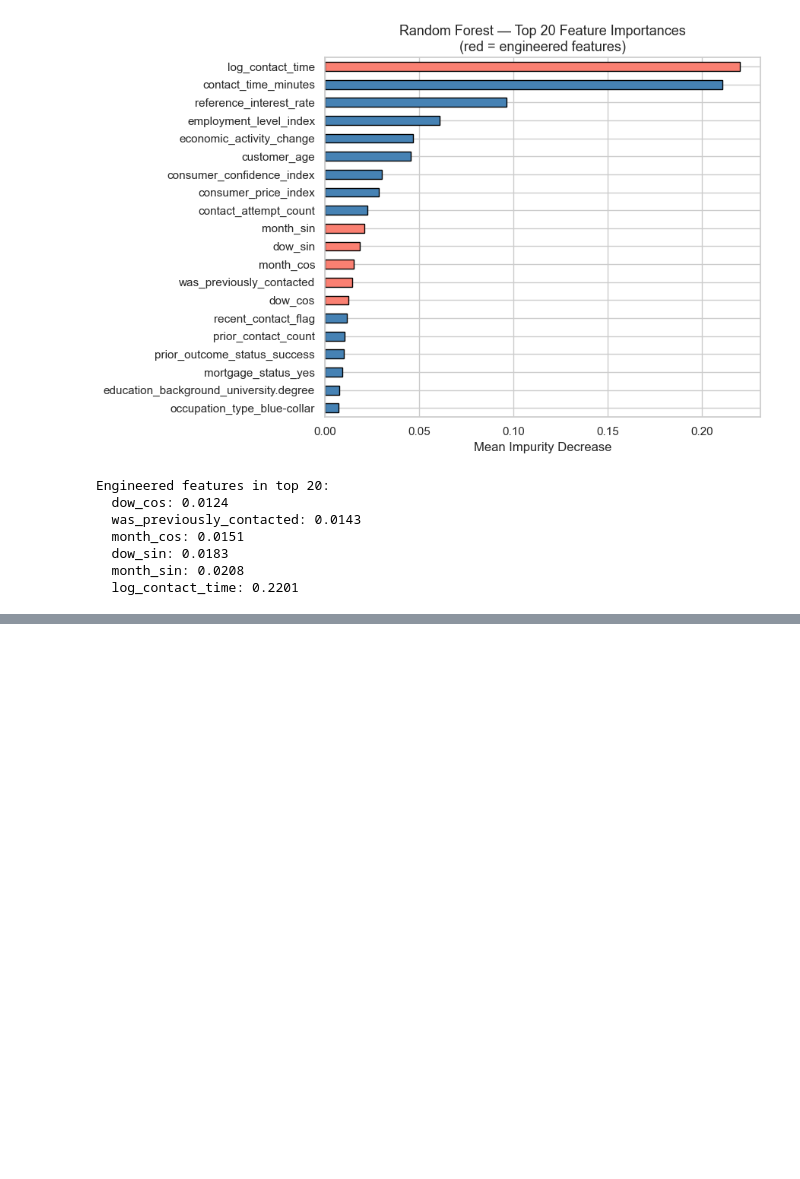
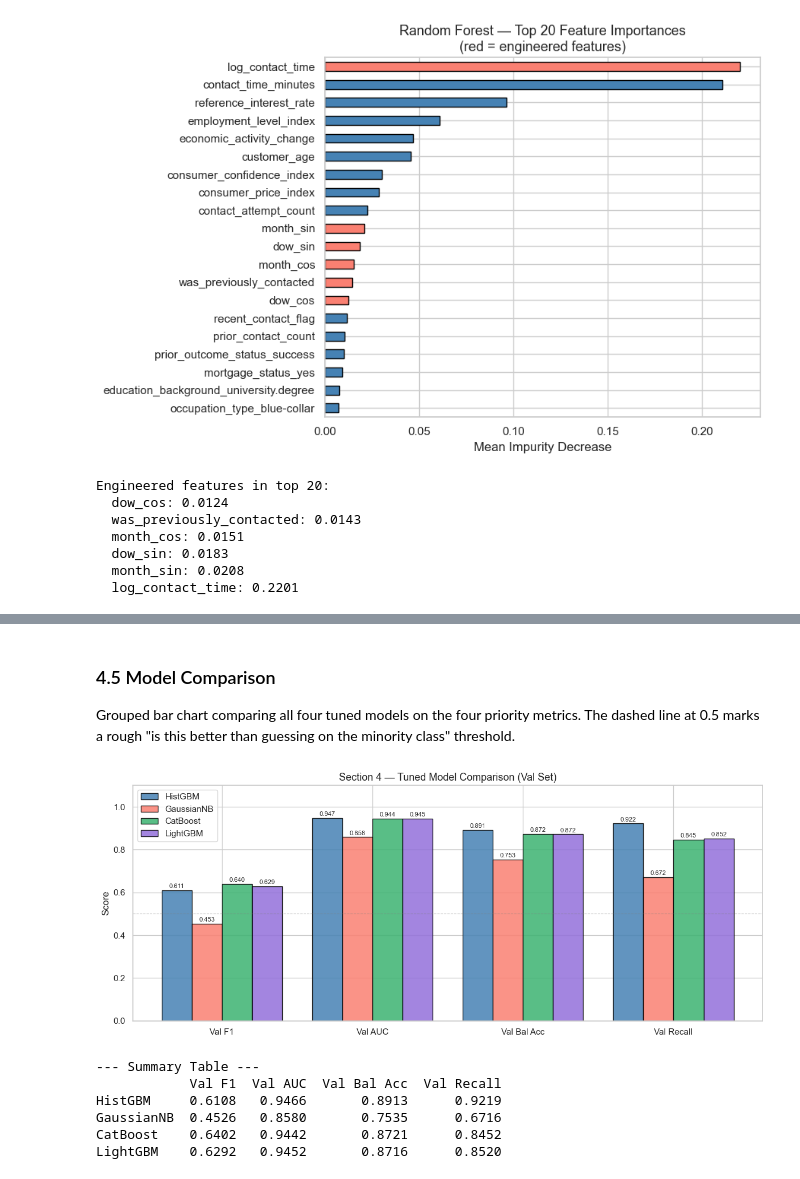
Before and after one commit to lcalaff/Advanced_ML_Work, a Jupyter notebook: Git_Code/Midterm Take Home/Midterm_Modeling.ipynb, the cells around one changed output, grey strips where cells are left out. Cells and saved outputs as stored; diff of their text form; code cells hidden in the pictures; blank space fills up the shorter version.

Commit message:
Section 4: Testing Models and Tuning

```diff
--- a/Git_Code/Midterm Take Home/Midterm_Modeling.ipynb
+++ b/Git_Code/Midterm Take Home/Midterm_Modeling.ipynb
@@ -482,0 +637,19 @@ Engineered features in top 20:
+# %%
+def cat_objective(trial):
+    params = {
+        'learning_rate':      trial.suggest_float('learning_rate', 0.01, 0.3, log=True),
+        'depth':              trial.suggest_int('depth', 4, 10),
+        'iterations':         trial.suggest_int('iterations', 100, 500),
+        'l2_leaf_reg':        trial.suggest_float('l2_leaf_reg', 1e-2, 10.0, log=True),
+        'bagging_temperature': trial.suggest_float('bagging_temperature', 0.0, 1.0),
+    }
+    model = CatBoostClassifier(**params, auto_class_weights='Balanced',
+                               random_state=RANDOM_STATE, verbose=0)
+    score = cross_val_score(model, X_train_proc, y_train, cv=skf, scoring='f1').mean()
+    return score
+
+cat_study = optuna.create_study(direction='maximize')
+cat_study.optimize(cat_objective, n_trials=50)
+
+print(f"Best CV F1: {cat_study.best_value:.4f}")
+print(f"Best params: {cat_study.best_params}")
@@ -482,0 +776,41 @@ Engineered features in top 20:
+# %% [markdown]
+### 4.5 Model Comparison
+
+Grouped bar chart comparing all four tuned models on the four priority metrics. The dashed line at 0.5 marks a rough "is this better than guessing on the minority class" threshold.
+# %%
+metrics = ['Val F1', 'Val AUC', 'Val Bal Acc', 'Val Recall']
+model_names = list(results_sec4.keys())
+
+x = np.arange(len(metrics))
+width = 0.2
+colors = ['steelblue', 'salmon', 'mediumseagreen', 'mediumpurple']
+
+fig, ax = plt.subplots(figsize=(12, 5))
+for i, (name, color) in enumerate(zip(model_names, colors)):
+    vals = [results_sec4[name][m] for m in metrics]
+    bars = ax.bar(x + i * width, vals, width, label=name, color=color, edgecolor='black', alpha=0.85)
+    for bar, val in zip(bars, vals):
+        ax.text(bar.get_x() + bar.get_width() / 2, bar.get_height() + 0.005,
+                f'{val:.3f}', ha='center', va='bottom', fontsize=8)
+
+ax.set_xticks(x + width * 1.5)
+ax.set_xticklabels(metrics)
+ax.set_ylim(0, 1.1)
+ax.set_ylabel('Score')
+ax.set_title('Section 4 — Tuned Model Comparison (Val Set)', fontsize=13)
+ax.legend()
+ax.axhline(0.5, color='gray', linestyle='--', linewidth=0.8, alpha=0.6)
+plt.tight_layout()
+plt.show()
+
+print("\n--- Summary Table ---")
+summary = pd.DataFrame(results_sec4).T[metrics]
+print(summary.to_string(float_format='{:.4f}'.format))
+# %% [output]
+[figure, added]
+--- Summary Table ---
+            Val F1  Val AUC  Val Bal Acc  Val Recall
+HistGBM     0.6108   0.9466       0.8913      0.9219
+GaussianNB  0.4526   0.8580       0.7535      0.6716
+CatBoost    0.6402   0.9442       0.8721      0.8452
+LightGBM    0.6292   0.9452       0.8716      0.8520
```
Also changed, not shown: parts of 25 cells of this notebook, 4 other files.
